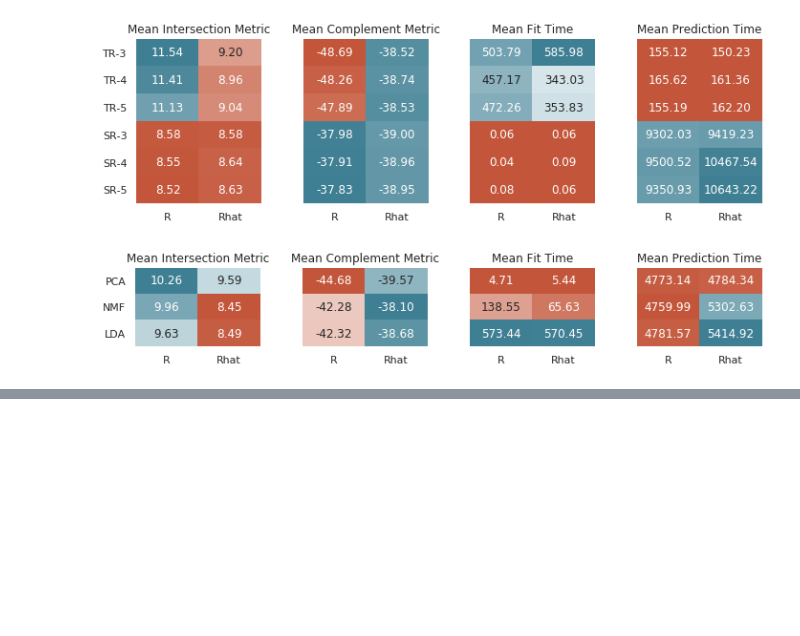
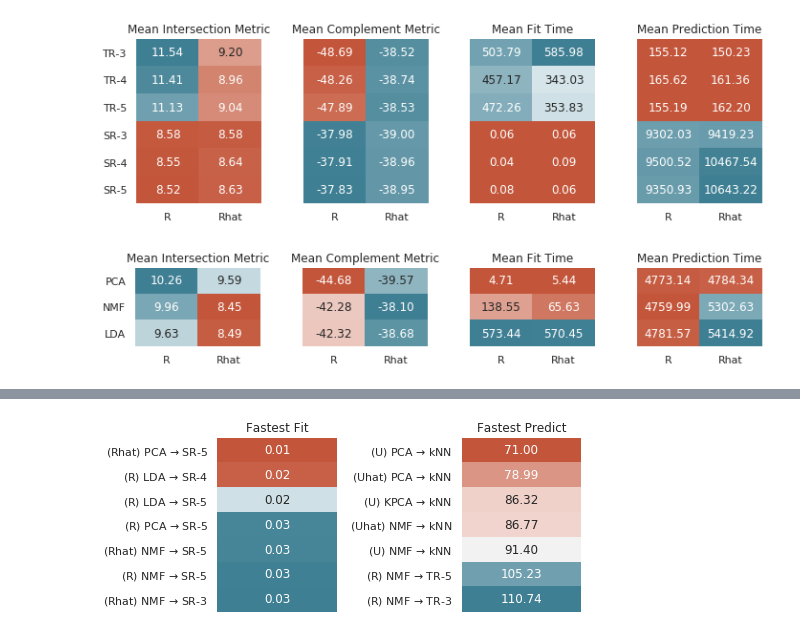
Before and after one commit to contagon/ml-project, a Jupyter notebook: results.ipynb, the cells around one changed output, grey strips where cells are left out. Cells and saved outputs as stored; diff of their text form; code cells hidden in the pictures; blank space fills up the shorter version.

```diff
--- a/results.ipynb
+++ b/results.ipynb
@@ -282,0 +289,34 @@ plt.show()
+# %%
+fig, ax = plt.subplots(1, 2, figsize=(7,3))
+
+#Fastest Fit
+Rcom = add_multi_index( get_idx(recipe_R_com, 1).stack(), "R")
+Rhatcom = add_multi_index( get_idx(recipe_Rhat_com, 1).stack(), "Rhat")
+Ucom = add_multi_index( get_idx(user_U_com, 1).stack(), "U")
+Uhatcom = add_multi_index( get_idx(user_Uhat_com, 1).stack(), "Uhat")
+tog = pd.concat([Rcom, Rhatcom, Ucom, Uhatcom])
+
+best = tog.nsmallest(n)
+idx = [fr"({i[0]}) {i[1]} $\to$ {i[2]}" for i in best.index]
+sns.heatmap(best.values.reshape(-1,1), yticklabels=idx, annot=True, ax=ax[0], cmap=cmap, cbar=False, fmt='.2f')
+ax[0].set_title("Fastest Fit")
+ax[0].get_xaxis().set_ticks([])
+
+#Fastest Predict
+Rcom = add_multi_index( get_idx(recipe_R_com, 2).stack(), "R")
+Rhatcom = add_multi_index( get_idx(recipe_Rhat_com, 2).stack(), "Rhat")
+Ucom = add_multi_index( get_idx(user_U_com, 2).stack(), "U")
+Uhatcom = add_multi_index( get_idx(user_Uhat_com, 2).stack(), "Uhat")
+tog = pd.concat([Rcom, Rhatcom, Ucom, Uhatcom])
+
+best = tog.nsmallest(n)
+idx = [fr"({i[0]}) {i[1]} $\to$ {i[2]}" for i in best.index]
+sns.heatmap(best.values.reshape(-1,1), yticklabels=idx, annot=True, ax=ax[1], cmap=cmap, cbar=False, fmt='.2f')
+ax[1].set_title("Fastest Predict")
+ax[1].get_xaxis().set_ticks([])
+
+plt.tight_layout()
+plt.savefig("figs/best_time.pdf", bbox_inches="tight")
+plt.show()
+# %% [output]
+[figure, added]
```
Also changed, not shown: parts of 4 cells of this notebook, 6 other files.
